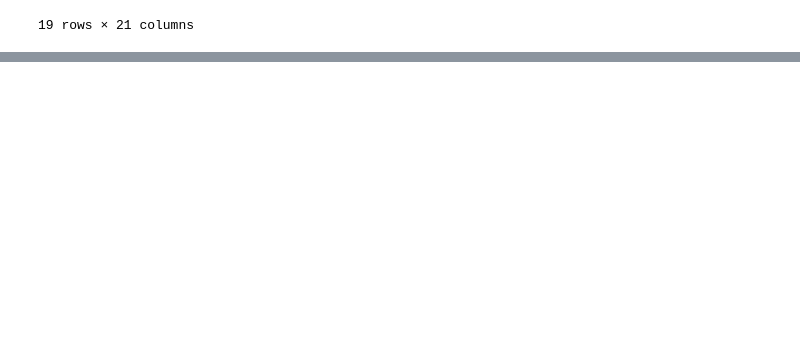
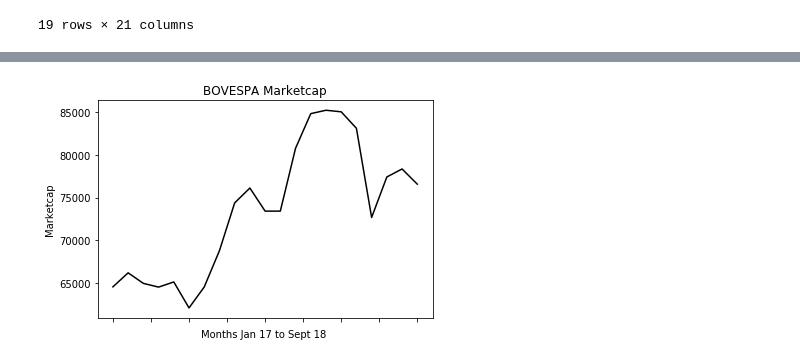
Before and after one commit to BShim92/BrazilianECommerce, a Jupyter notebook: ECommerceDataMerge.ipynb, the cells around one changed output, grey strips where cells are left out. Saved outputs shown, nothing was run; the diff lists cells and outputs as text; code cells hidden in the pictures; blank space fills up the shorter version.

```diff
--- a/ECommerceDataMerge.ipynb
+++ b/ECommerceDataMerge.ipynb
@@ -633,0 +659,11 @@ plt.show()
+# %%
+Bov_line = newgroup2
+Bov_line.plot(kind='line', color='black')
+
+plt.title('BOVESPA Marketcap')
+plt.ylabel('Marketcap')
+plt.savefig('./Graphs/BOVESPA_marketcap.png')
+
+plt.show()
+# %% [output]
+[figure, added]
```
Also changed, not shown: parts of 2 cells of this notebook.
